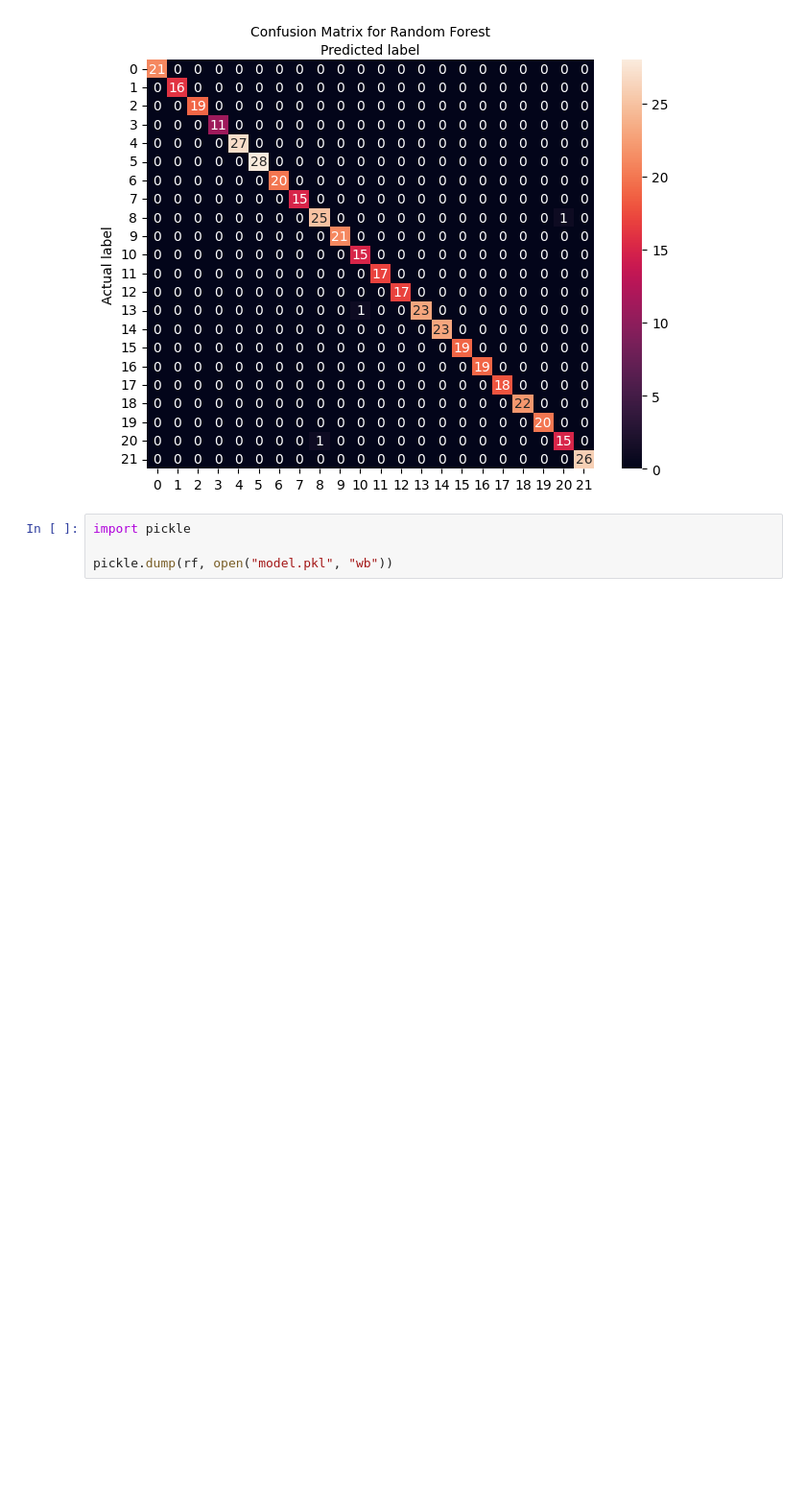
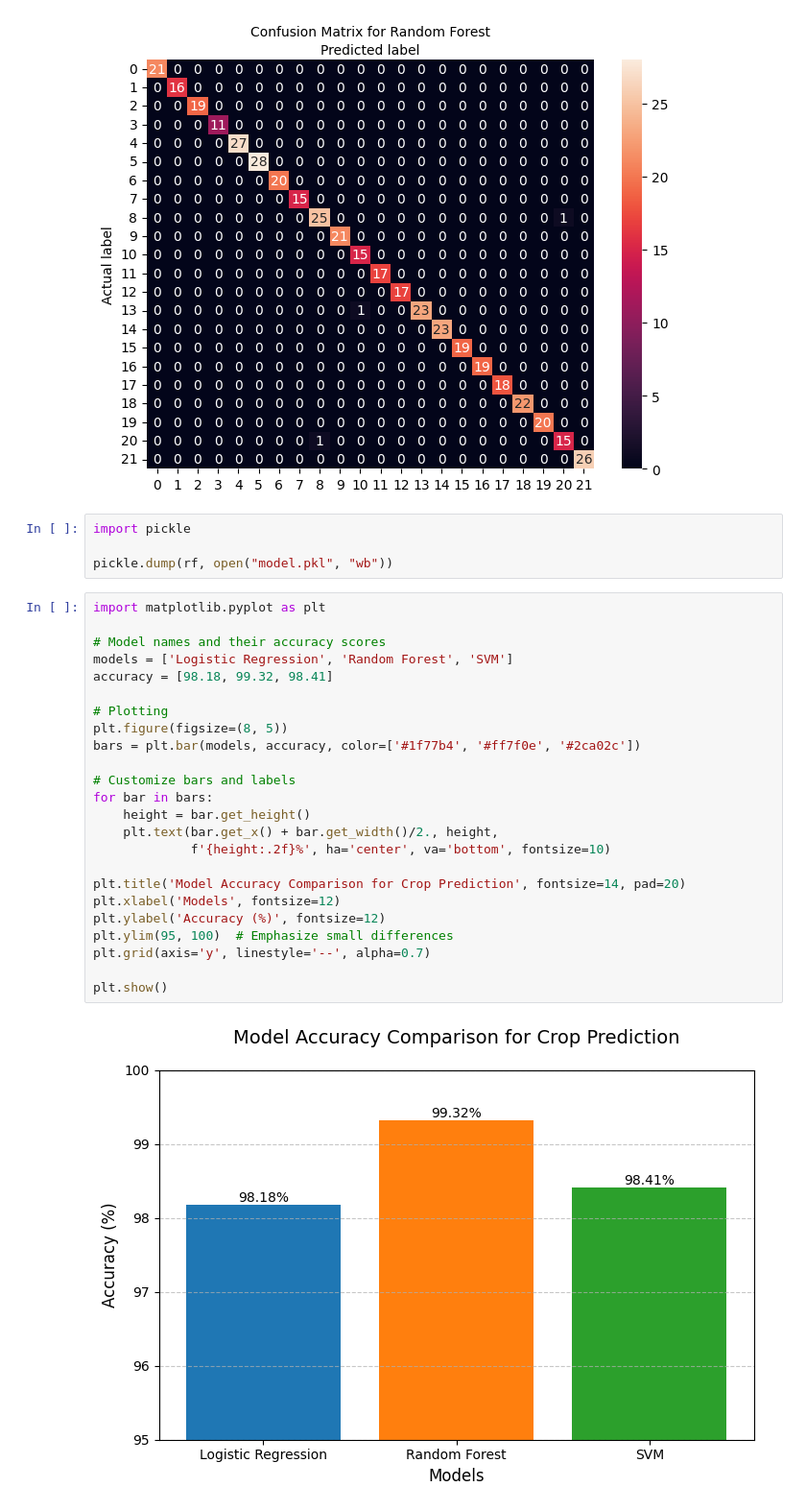
Before and after one commit to SaifullahShahid/Crop-Prediction-Model, a Jupyter notebook: Prediction_Model.ipynb, the cells around one changed output. Shown at 96% size. Saved outputs shown, nothing was run; the diff lists cells and outputs as text; blank space fills up the shorter version.

```diff
--- a/Prediction_Model.ipynb
+++ b/Prediction_Model.ipynb
@@ -157,3 +162,29 @@ plt.show()
 import pickle
 
 pickle.dump(rf, open("model.pkl", "wb"))
+# %%
+import matplotlib.pyplot as plt
+
+# Model names and their accuracy scores
+models = ['Logistic Regression', 'Random Forest', 'SVM']
+accuracy = [98.18, 99.32, 98.41]
+
+# Plotting
+plt.figure(figsize=(8, 5))
+bars = plt.bar(models, accuracy, color=['#1f77b4', '#ff7f0e', '#2ca02c'])
+
+# Customize bars and labels
+for bar in bars:
+    height = bar.get_height()
+    plt.text(bar.get_x() + bar.get_width()/2., height,
+             f'{height:.2f}%', ha='center', va='bottom', fontsize=10)
+
+plt.title('Model Accuracy Comparison for Crop Prediction', fontsize=14, pad=20)
+plt.xlabel('Models', fontsize=12)
+plt.ylabel('Accuracy (%)', fontsize=12)
+plt.ylim(95, 100)  # Emphasize small differences
+plt.grid(axis='y', linestyle='--', alpha=0.7)
+
+plt.show()
+# %% [output]
+[figure, added]
```
Also changed, not shown: parts of 6 cells of this notebook, 2 other files.
